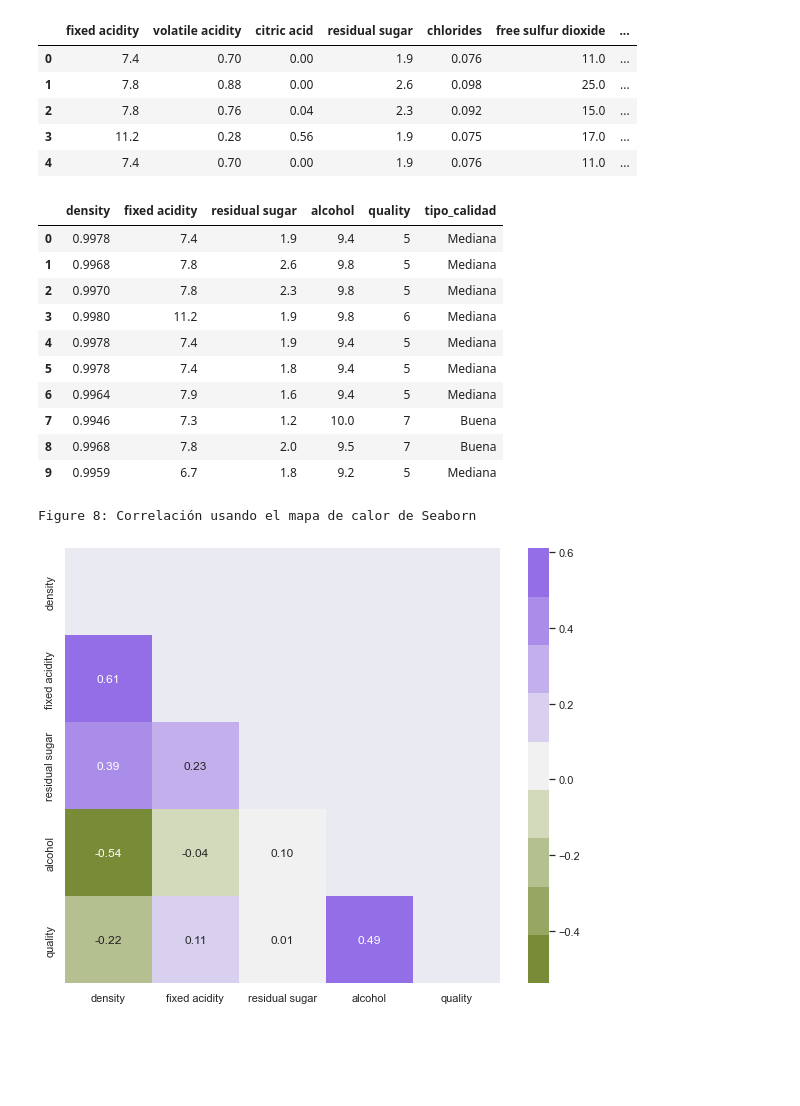
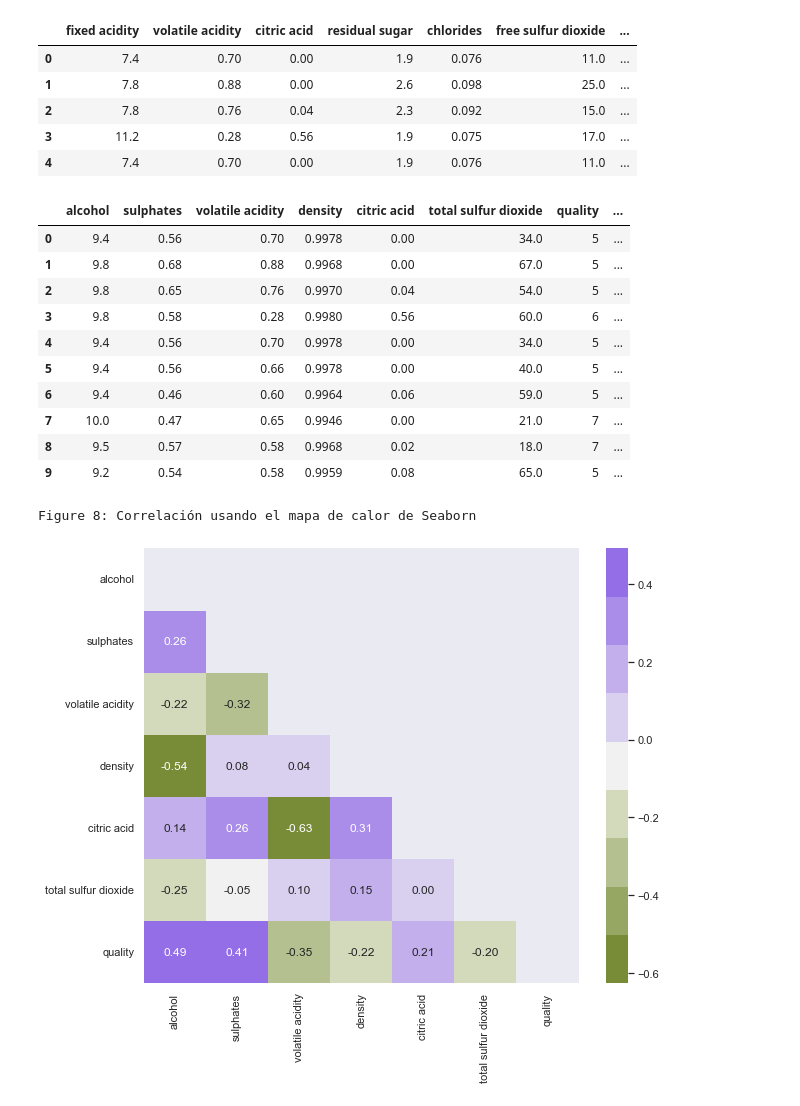
Before and after one commit to rusgar/Me_gusta_el_vino_y_los-toros, a Jupyter notebook: more_analylitc/More_analytic_wine_red.ipynb, the cells around one changed output. Cells and saved outputs as stored; diff of their text form; code cells hidden in the pictures; blank space fills up the shorter version.

```diff
--- a/more_analylitc/More_analytic_wine_red.ipynb
+++ b/more_analylitc/More_analytic_wine_red.ipynb
@@ -5,7 +5,7 @@ import seaborn as sns;sns.set(color_codes=True)
 import numpy as np
 color = sns.color_palette("tab10")
 # %%
-df_red = pd.read_csv("data/wine_final_red_todo.csv")
+df_red = pd.read_csv("../data/wine_final_red_todo.csv")
 df_red.head()
 # %% [output]
 |  | fixed acidity | volatile acidity | citric acid | residual sugar | chlorides | free sulfur dioxide | ... |
@@ -16,20 +16,20 @@ df_red.head()
 | 4 | 7.4 | 0.70 | 0.00 | 1.9 | 0.076 | 11.0 | ... |
 # %%
 red_analysis = pd.DataFrame(data=df_red,
-                            columns = ['density', 'fixed acidity', 'residual sugar','alcohol','quality', 'tipo_calidad'])
+                            columns = ['alcohol', 'sulphates', 'volatile acidity','density','citric acid','total sulfur dioxide','quality', 'tipo_calidad'])
 red_analysis.head(10)
 # %% [output]
-|  | density | fixed acidity | residual sugar | alcohol | quality | tipo_calidad |
-| 0 | 0.9978 | 7.4 | 1.9 | 9.4 | 5 | Mediana |
-| 1 | 0.9968 | 7.8 | 2.6 | 9.8 | 5 | Mediana |
-| 2 | 0.9970 | 7.8 | 2.3 | 9.8 | 5 | Mediana |
-| 3 | 0.9980 | 11.2 | 1.9 | 9.8 | 6 | Mediana |
-| 4 | 0.9978 | 7.4 | 1.9 | 9.4 | 5 | Mediana |
-| 5 | 0.9978 | 7.4 | 1.8 | 9.4 | 5 | Mediana |
-| 6 | 0.9964 | 7.9 | 1.6 | 9.4 | 5 | Mediana |
-| 7 | 0.9946 | 7.3 | 1.2 | 10.0 | 7 | Buena |
-| 8 | 0.9968 | 7.8 | 2.0 | 9.5 | 7 | Buena |
-| 9 | 0.9959 | 6.7 | 1.8 | 9.2 | 5 | Mediana |
+|  | alcohol | sulphates | volatile acidity | density | citric acid | total sulfur dioxide | quality | ... |
+| 0 | 9.4 | 0.56 | 0.70 | 0.9978 | 0.00 | 34.0 | 5 | ... |
+| 1 | 9.8 | 0.68 | 0.88 | 0.9968 | 0.00 | 67.0 | 5 | ... |
+| 2 | 9.8 | 0.65 | 0.76 | 0.9970 | 0.04 | 54.0 | 5 | ... |
+| 3 | 9.8 | 0.58 | 0.28 | 0.9980 | 0.56 | 60.0 | 6 | ... |
+| 4 | 9.4 | 0.56 | 0.70 | 0.9978 | 0.00 | 34.0 | 5 | ... |
+| 5 | 9.4 | 0.56 | 0.66 | 0.9978 | 0.00 | 40.0 | 5 | ... |
+| 6 | 9.4 | 0.46 | 0.60 | 0.9964 | 0.06 | 59.0 | 5 | ... |
+| 7 | 10.0 | 0.47 | 0.65 | 0.9946 | 0.00 | 21.0 | 7 | ... |
+| 8 | 9.5 | 0.57 | 0.58 | 0.9968 | 0.02 | 18.0 | 7 | ... |
+| 9 | 9.2 | 0.54 | 0.58 | 0.9959 | 0.08 | 65.0 | 5 | ... |
 # %%
 sns.set_style("dark")
 plt.figure(figsize = (10,8))
@@ -43,7 +43,7 @@ g = sns.heatmap(mcorr, mask=mask, cmap=cmap, square=True, annot=True, fmt='0.2f'
 print("Figure 8: Correlación usando el mapa de calor de Seaborn")
 # %% [output]
 Figure 8: Correlación usando el mapa de calor de Seaborn
-[figure, old version]
+[figure, new version]
 # %%
 sns.pairplot(red_analysis, hue='tipo_calidad',palette="husl")
 plt.show()
```
Also changed, not shown: parts of 8 cells of this notebook, 5 other files.
